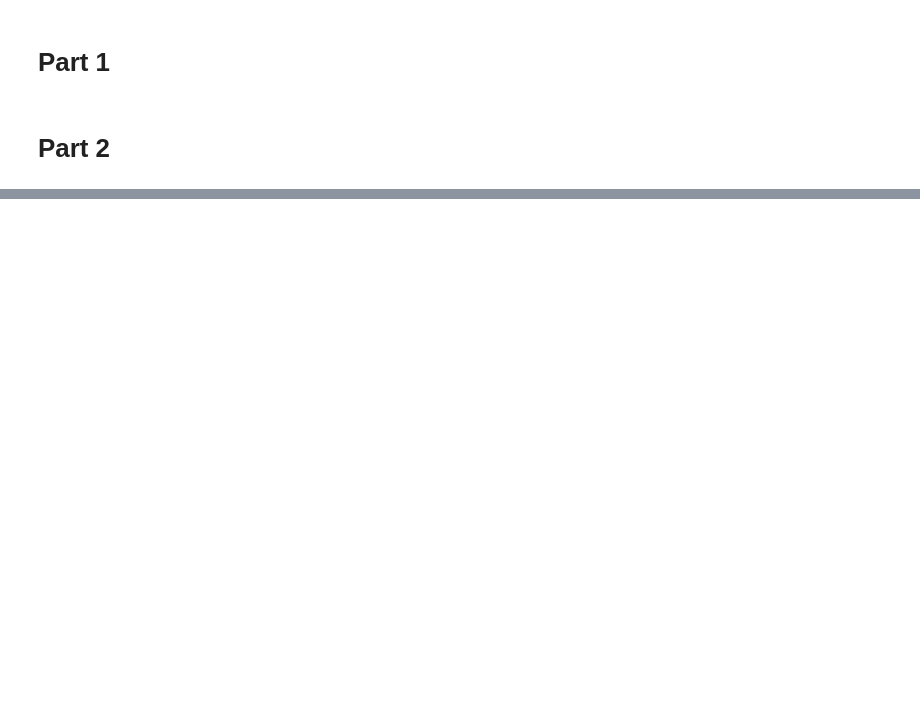
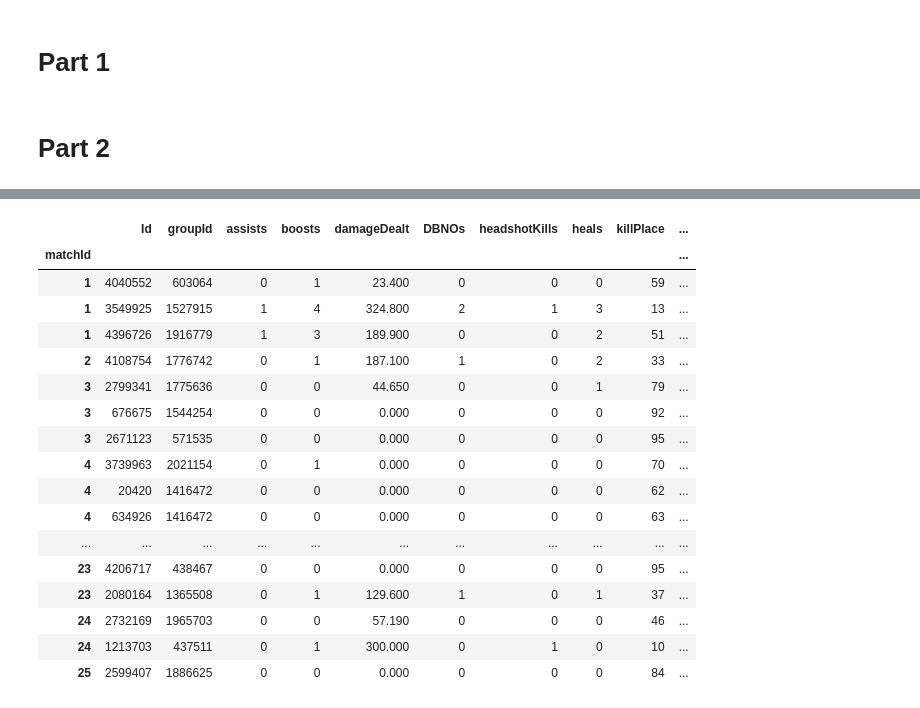
Before and after one commit to thiago1080/pubg, a Jupyter notebook: kernel7ba5fc4ccf.ipynb, the cells around one changed output, grey strips where cells are left out. Cells and saved outputs as stored; diff of their text form; code cells hidden in the pictures; blank space fills up the shorter version.

```diff
--- a/kernel7ba5fc4ccf.ipynb
+++ b/kernel7ba5fc4ccf.ipynb
@@ -162,0 +171,27 @@ dsub.to_csv('sample_submission3.csv', index=False)
+# %%
+df = df_tr
+# %%
+df.set_index(['matchId'],inplace=True)
+# %%
+df.sort_index(inplace=True)
+# %%
+display_all(df.head(50))
+# %% [output]
+|  | Id | groupId | assists | boosts | damageDealt | DBNOs | headshotKills | heals | killPlace | ... |
+| matchId |  |  |  |  |  |  |  |  |  | ... |
+| 1 | 4040552 | 603064 | 0 | 1 | 23.400 | 0 | 0 | 0 | 59 | ... |
+| 1 | 3549925 | 1527915 | 1 | 4 | 324.800 | 2 | 1 | 3 | 13 | ... |
+| 1 | 4396726 | 1916779 | 1 | 3 | 189.900 | 0 | 0 | 2 | 51 | ... |
+| 2 | 4108754 | 1776742 | 0 | 1 | 187.100 | 1 | 0 | 2 | 33 | ... |
+| 3 | 2799341 | 1775636 | 0 | 0 | 44.650 | 0 | 0 | 1 | 79 | ... |
+| 3 | 676675 | 1544254 | 0 | 0 | 0.000 | 0 | 0 | 0 | 92 | ... |
+| 3 | 2671123 | 571535 | 0 | 0 | 0.000 | 0 | 0 | 0 | 95 | ... |
+| 4 | 3739963 | 2021154 | 0 | 1 | 0.000 | 0 | 0 | 0 | 70 | ... |
+| 4 | 20420 | 1416472 | 0 | 0 | 0.000 | 0 | 0 | 0 | 62 | ... |
+| 4 | 634926 | 1416472 | 0 | 0 | 0.000 | 0 | 0 | 0 | 63 | ... |
+| ... | ... | ... | ... | ... | ... | ... | ... | ... | ... | ... |
+| 23 | 4206717 | 438467 | 0 | 0 | 0.000 | 0 | 0 | 0 | 95 | ... |
+| 23 | 2080164 | 1365508 | 0 | 1 | 129.600 | 1 | 0 | 1 | 37 | ... |
+| 24 | 2732169 | 1965703 | 0 | 0 | 57.190 | 0 | 0 | 0 | 46 | ... |
+| 24 | 1213703 | 437511 | 0 | 1 | 300.000 | 0 | 1 | 0 | 10 | ... |
+| 25 | 2599407 | 1886625 | 0 | 0 | 0.000 | 0 | 0 | 0 | 84 | ... |
```
Also changed, not shown: parts of 48 cells of this notebook.
